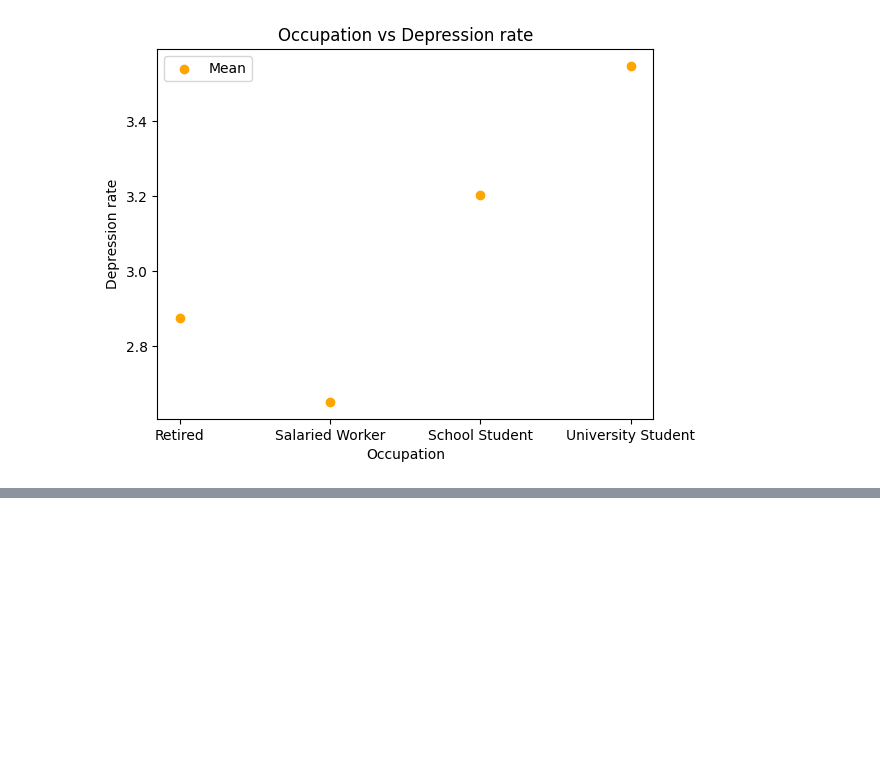
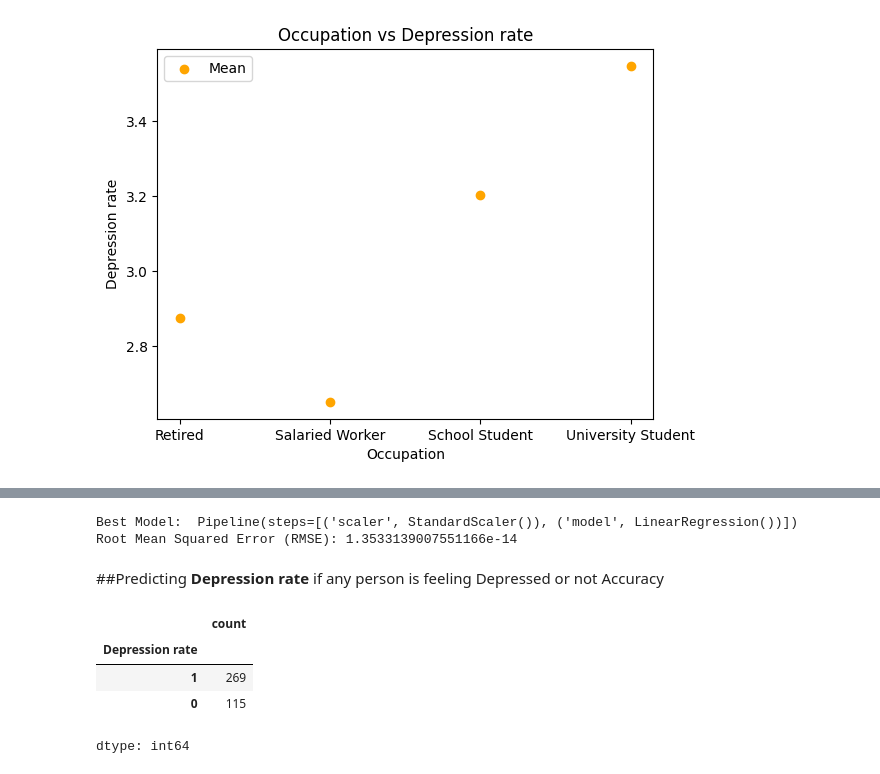
Before and after one commit to Nayansijaiswal/Social-media-on-mental-health, a Jupyter notebook: EDA.ipynb, the cells around one changed output, grey strips where cells are left out. Saved outputs shown, nothing was run; the diff lists cells and outputs as text; code cells hidden in the pictures; blank space fills up the shorter version.

```diff
--- a/EDA.ipynb
+++ b/EDA.ipynb
@@ -1221,0 +1354,55 @@ df.to_csv('finaldata.csv',index=False)
+# %%
+# Defining a pipeline with standard scaling and a placeholder for model
+pipeline = Pipeline([
+    ('scaler', StandardScaler()),  # Scaling the data
+    ('model', RandomForestRegressor())  # Placeholder for model
+])
+
+# Hyperparameter grid for different models
+param_grid = [
+    {
+        'model': [RandomForestRegressor()],
+        'model__n_estimators': [100, 200],
+        'model__max_depth': [None, 10, 20]
+    },
+    {
+        'model': [LinearRegression()]  # No hyperparameters for Linear Regression
+    }
+]
+
+# Grid search for finding the best model
+grid_search = GridSearchCV(pipeline, param_grid, cv=5, scoring='neg_mean_squared_error', n_jobs=-1)
+grid_search.fit(X_train, y_train)
+
+# The best model after grid search
+best_model = grid_search.best_estimator_
+print("Best Model: ", best_model)
+
+# Make predictions using the best model
+y_pred = best_model.predict(X_test)
+
+# Model evaluation: Mean Squared Error (MSE) and Root Mean Squared Error (RMSE)
+mse = mean_squared_error(y_test, y_pred)
+rmse = np.sqrt(mse)
+
+print(f"Root Mean Squared Error (RMSE): {rmse}")
+# %% [output]
+Best Model:  Pipeline(steps=[('scaler', StandardScaler()), ('model', LinearRegression())])
+Root Mean Squared Error (RMSE): 1.3533139007551166e-14
+# %% [markdown]
+##Predicting **Depression rate** if any person is feeling Depressed or not Accuracy
+# %%
+df['Depression rate'] = np.where(df['Depression rate'] >= 3, 1, 0)
+
+y = df['Depression rate']  # Target
+X = df.drop('Depression rate', axis=1)  # Features
+
+# Splitting data into train and test sets
+X_train, X_test, y_train, y_test = train_test_split(X, y, test_size=0.2, random_state=42)
+y_train.value_counts()
+# %% [output]
+|  | count |
+| Depression rate |  |
+| 1 | 269 |
+| 0 | 115 |
+dtype: int64
```
Also changed, not shown: parts of 11 cells of this notebook.
